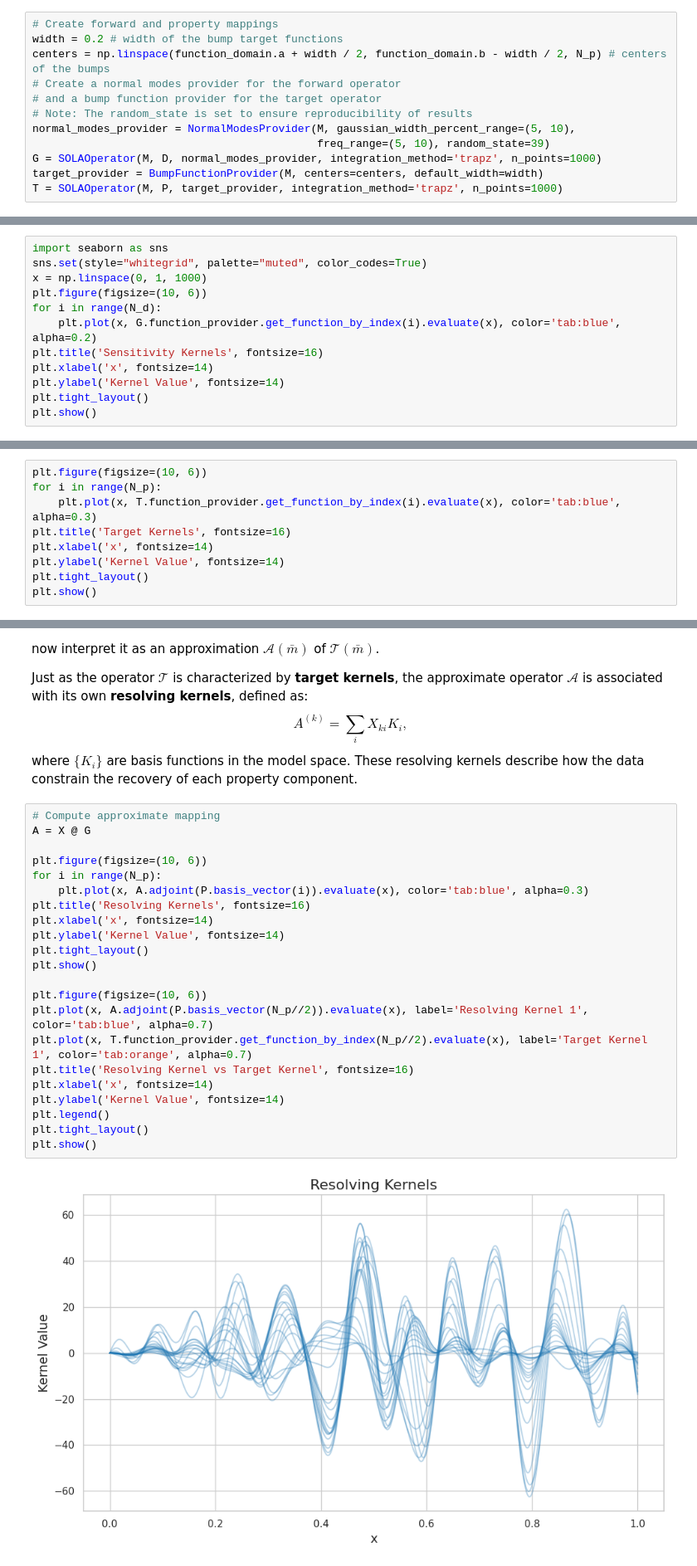
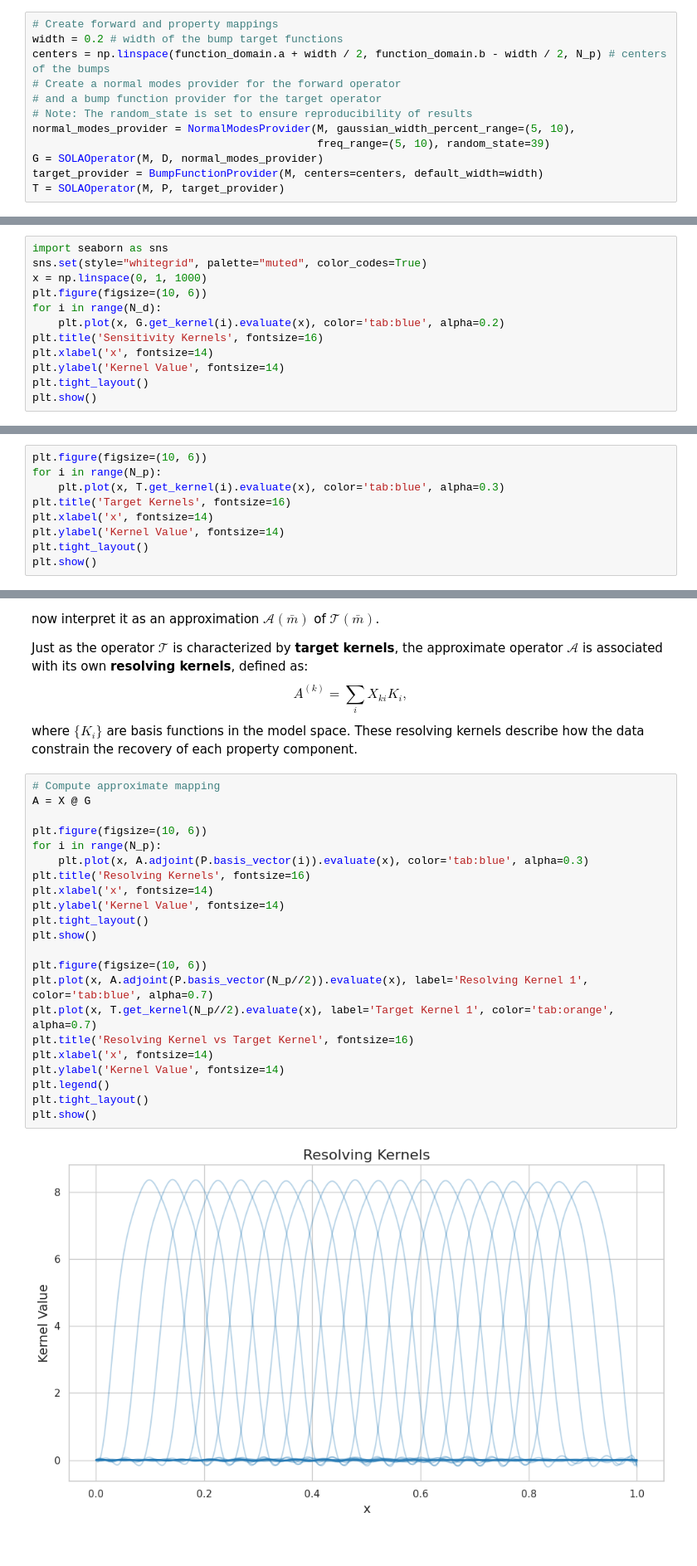
Before and after one commit to da380/pygeoinf, a Jupyter notebook: pygeoinf/interval/demos/sola_noiseless.ipynb, the cells around one changed output, grey strips where cells are left out. Shown at 83% size. Cells and saved outputs as stored; diff of their text form.

```diff
--- a/pygeoinf/interval/demos/sola_noiseless.ipynb
+++ b/pygeoinf/interval/demos/sola_noiseless.ipynb
@@ -110,6 +110,6 @@ centers = np.linspace(function_domain.a + width / 2, function_domain.b - width /
 # Note: The random_state is set to ensure reproducibility of results
 normal_modes_provider = NormalModesProvider(M, gaussian_width_percent_range=(5, 10),
                                             freq_range=(5, 10), random_state=39)
-G = SOLAOperator(M, D, normal_modes_provider, integration_method='trapz', n_points=1000)
+G = SOLAOperator(M, D, normal_modes_provider)
 target_provider = BumpFunctionProvider(M, centers=centers, default_width=width)
-T = SOLAOperator(M, P, target_provider, integration_method='trapz', n_points=1000)
+T = SOLAOperator(M, P, target_provider)
@@ -121,7 +119,7 @@ sns.set(style="whitegrid", palette="muted", color_codes=True)
 x = np.linspace(0, 1, 1000)
 plt.figure(figsize=(10, 6))
 for i in range(N_d):
-    plt.plot(x, G.function_provider.get_function_by_index(i).evaluate(x), color='tab:blue', alpha=0.2)
+    plt.plot(x, G.get_kernel(i).evaluate(x), color='tab:blue', alpha=0.2)
 plt.title('Sensitivity Kernels', fontsize=16)
 plt.xlabel('x', fontsize=14)
 plt.ylabel('Kernel Value', fontsize=14)
@@ -132,7 +130,7 @@ plt.show()
 # %%
 plt.figure(figsize=(10, 6))
 for i in range(N_p):
-    plt.plot(x, T.function_provider.get_function_by_index(i).evaluate(x), color='tab:blue', alpha=0.3)
+    plt.plot(x, T.get_kernel(i).evaluate(x), color='tab:blue', alpha=0.3)
 plt.title('Target Kernels', fontsize=16)
 plt.xlabel('x', fontsize=14)
 plt.ylabel('Kernel Value', fontsize=14)
@@ -272,24 +270,24 @@ where $\{K_i\}$ are basis functions in the model space. These resolving kernels
 # %%
 # Compute approximate mapping
 A = X @ G
 
 plt.figure(figsize=(10, 6))
 for i in range(N_p):
     plt.plot(x, A.adjoint(P.basis_vector(i)).evaluate(x), color='tab:blue', alpha=0.3)
 plt.title('Resolving Kernels', fontsize=16)
 plt.xlabel('x', fontsize=14)
 plt.ylabel('Kernel Value', fontsize=14)
 plt.tight_layout()
 plt.show()
 
 plt.figure(figsize=(10, 6))
 plt.plot(x, A.adjoint(P.basis_vector(N_p//2)).evaluate(x), label='Resolving Kernel 1', color='tab:blue', alpha=0.7)
-plt.plot(x, T.function_provider.get_function_by_index(N_p//2).evaluate(x), label='Target Kernel 1', color='tab:orange', alpha=0.7)
+plt.plot(x, T.get_kernel(N_p//2).evaluate(x), label='Target Kernel 1', color='tab:orange', alpha=0.7)
 plt.title('Resolving Kernel vs Target Kernel', fontsize=16)
 plt.xlabel('x', fontsize=14)
 plt.ylabel('Kernel Value', fontsize=14)
 plt.legend()
 plt.tight_layout()
 plt.show()
 # %% [output]
-[figure, old version]
+[figure, new version]
```
Also changed, not shown: parts of 6 cells of this notebook, 43 other files.
